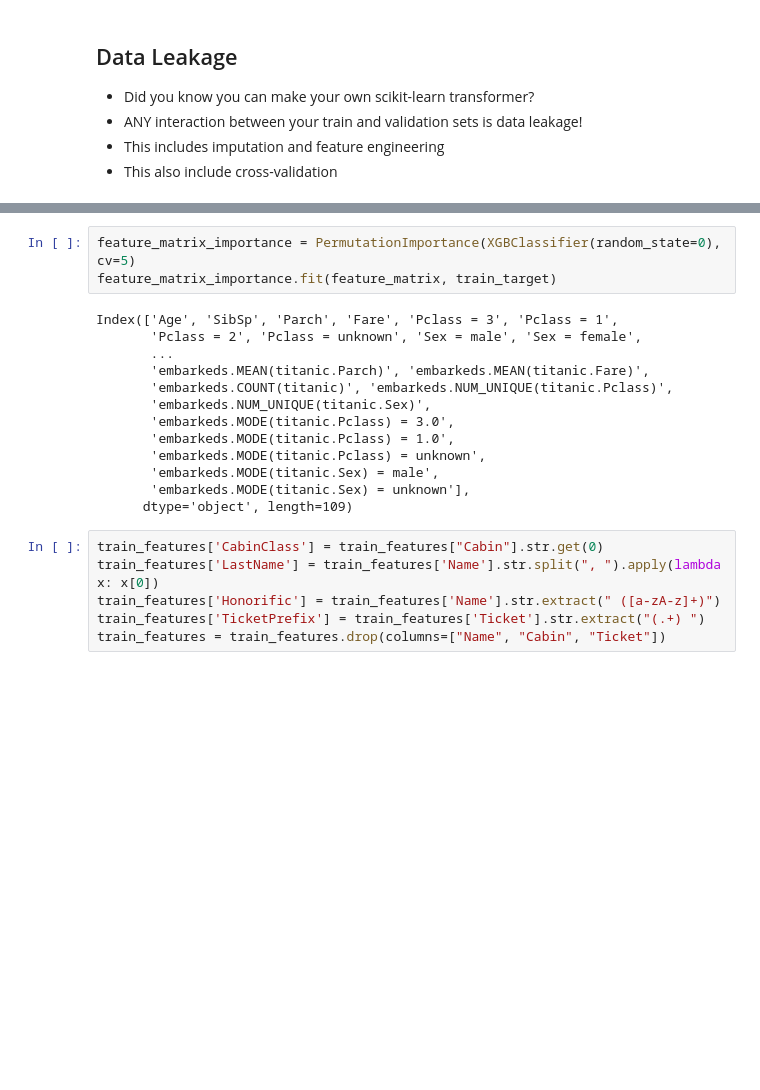
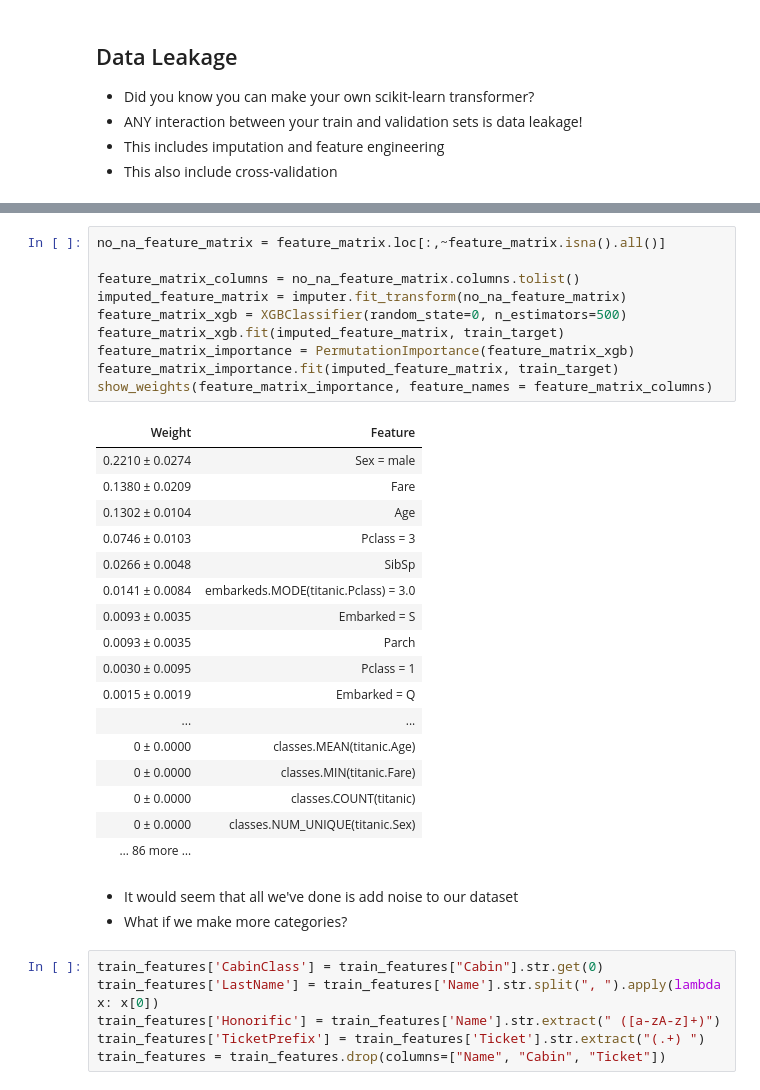
Before and after one commit to lstmemery/automl-talk, a Jupyter notebook: featuretools_demo.ipynb, the cells around one changed output, grey strips where cells are left out. Cells and saved outputs as stored; diff of their text form; blank space fills up the shorter version.

```diff
--- a/featuretools_demo.ipynb
+++ b/featuretools_demo.ipynb
@@ -264,19 +293,34 @@ plot_importance(ft_pipeline.named_steps['xgbclassifier'])
-# %%
-feature_matrix_importance = PermutationImportance(XGBClassifier(random_state=0), cv=5)
-feature_matrix_importance.fit(feature_matrix, train_target)
-# %% [output]
-Index(['Age', 'SibSp', 'Parch', 'Fare', 'Pclass = 3', 'Pclass = 1',
-       'Pclass = 2', 'Pclass = unknown', 'Sex = male', 'Sex = female',
-       ...
-       'embarkeds.MEAN(titanic.Parch)', 'embarkeds.MEAN(titanic.Fare)',
-       'embarkeds.COUNT(titanic)', 'embarkeds.NUM_UNIQUE(titanic.Pclass)',
-       'embarkeds.NUM_UNIQUE(titanic.Sex)',
-       'embarkeds.MODE(titanic.Pclass) = 3.0',
-       'embarkeds.MODE(titanic.Pclass) = 1.0',
-       'embarkeds.MODE(titanic.Pclass) = unknown',
-       'embarkeds.MODE(titanic.Sex) = male',
-       'embarkeds.MODE(titanic.Sex) = unknown'],
-      dtype='object', length=109)
+# %%
+no_na_feature_matrix = feature_matrix.loc[:,~feature_matrix.isna().all()]
+
+feature_matrix_columns = no_na_feature_matrix.columns.tolist()
+imputed_feature_matrix = imputer.fit_transform(no_na_feature_matrix)
+feature_matrix_xgb = XGBClassifier(random_state=0, n_estimators=500)
+feature_matrix_xgb.fit(imputed_feature_matrix, train_target)
+feature_matrix_importance = PermutationImportance(feature_matrix_xgb)
+feature_matrix_importance.fit(imputed_feature_matrix, train_target)
+show_weights(feature_matrix_importance, feature_names = feature_matrix_columns)
+# %% [output]
+| Weight | Feature |
+| 0.2210 ± 0.0274 | Sex = male |
+| 0.1380 ± 0.0209 | Fare |
+| 0.1302 ± 0.0104 | Age |
+| 0.0746 ± 0.0103 | Pclass = 3 |
+| 0.0266 ± 0.0048 | SibSp |
+| 0.0141 ± 0.0084 | embarkeds.MODE(titanic.Pclass) = 3.0 |
+| 0.0093 ± 0.0035 | Embarked = S |
+| 0.0093 ± 0.0035 | Parch |
+| 0.0030 ± 0.0095 | Pclass = 1 |
+| 0.0015 ± 0.0019 | Embarked = Q |
+| ... | ... |
+| 0 ± 0.0000 | classes.MEAN(titanic.Age) |
+| 0 ± 0.0000 | classes.MIN(titanic.Fare) |
+| 0 ± 0.0000 | classes.COUNT(titanic) |
+| 0 ± 0.0000 | classes.NUM_UNIQUE(titanic.Sex) |
+| … 86 more … |  |
+# %% [markdown]
+- It would seem that all we've done is add noise to our dataset
+- What if we make more categories?
 # %%
 train_features['CabinClass'] = train_features["Cabin"].str.get(0)
 train_features['LastName'] = train_features['Name'].str.split(", ").apply(lambda x: x[0])
```
Also changed, not shown: parts of 41 cells of this notebook, 1 other file.
